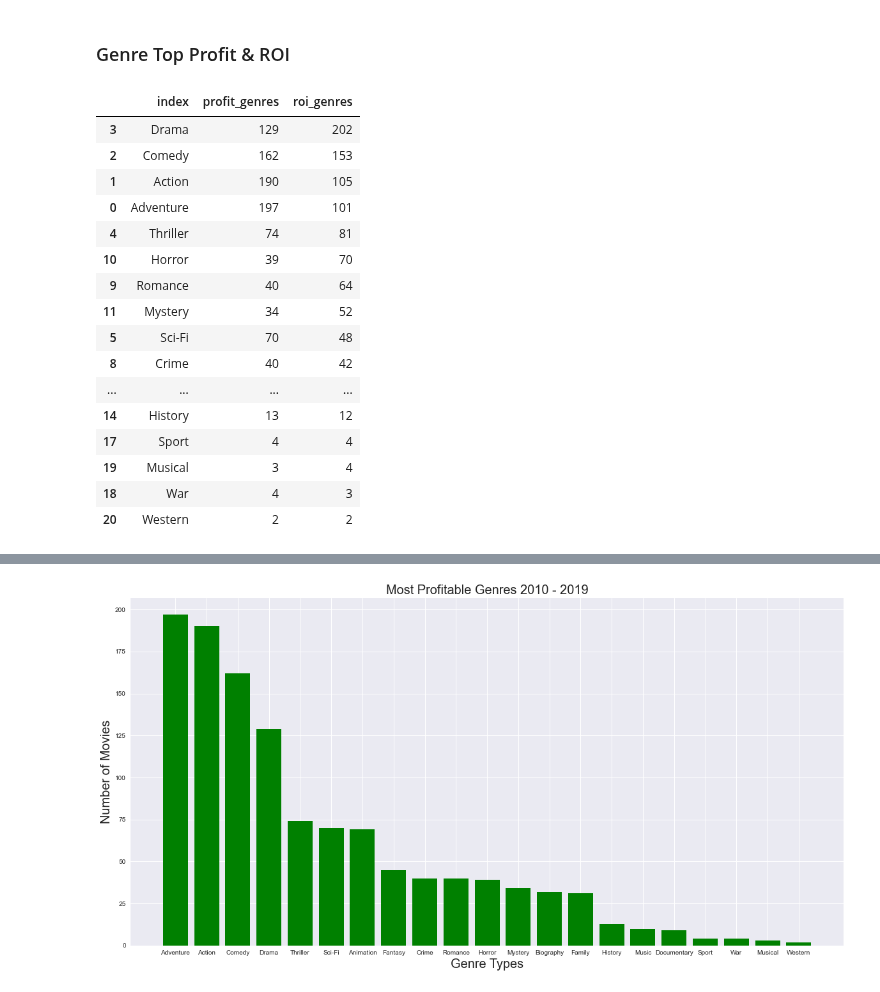
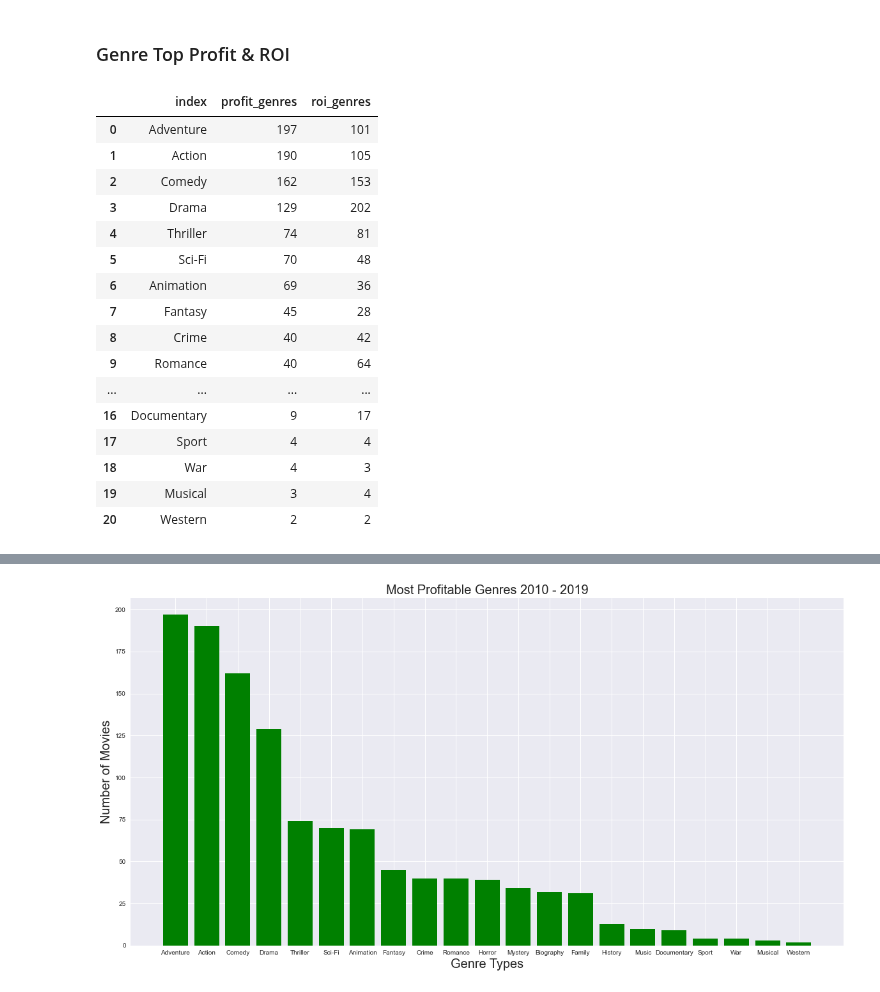
Before and after one commit to jxn628/dsc-phase-1-project, a Jupyter notebook: student.ipynb, the cells around one changed output, grey strips where cells are left out. Saved outputs shown, nothing was run; the diff lists cells and outputs as text; code cells hidden in the pictures.

```diff
--- a/student.ipynb
+++ b/student.ipynb
@@ -685,25 +652,24 @@ sns.despine(left=True, bottom=True)
 # %%
 #Genres that are associated with the Top 500 most profitable movies and/or the 500 movies with the best ROI.
 
 genre_df_merged = pd.merge(genre_df_profit, genre_df_roi, on= 'index', how='left')
 genre_df_merged = genre_df_merged.rename(columns={'total_x': 'profit_genres', 'total_y': 'roi_genres'})
-genre_df_merged = genre_df_merged.sort_values('roi_genres', ascending=False)
 genre_df_merged
 # %% [output]
 |  | index | profit_genres | roi_genres |
+| 0 | Adventure | 197 | 101 |
+| 1 | Action | 190 | 105 |
+| 2 | Comedy | 162 | 153 |
 | 3 | Drama | 129 | 202 |
-| 2 | Comedy | 162 | 153 |
-| 1 | Action | 190 | 105 |
-| 0 | Adventure | 197 | 101 |
 | 4 | Thriller | 74 | 81 |
-| 10 | Horror | 39 | 70 |
+| 5 | Sci-Fi | 70 | 48 |
+| 6 | Animation | 69 | 36 |
+| 7 | Fantasy | 45 | 28 |
+| 8 | Crime | 40 | 42 |
 | 9 | Romance | 40 | 64 |
-| 11 | Mystery | 34 | 52 |
-| 5 | Sci-Fi | 70 | 48 |
-| 8 | Crime | 40 | 42 |
 | ... | ... | ... | ... |
-| 14 | History | 13 | 12 |
+| 16 | Documentary | 9 | 17 |
 | 17 | Sport | 4 | 4 |
+| 18 | War | 4 | 3 |
 | 19 | Musical | 3 | 4 |
-| 18 | War | 4 | 3 |
 | 20 | Western | 2 | 2 |
```
Also changed, not shown: parts of 48 cells of this notebook.
